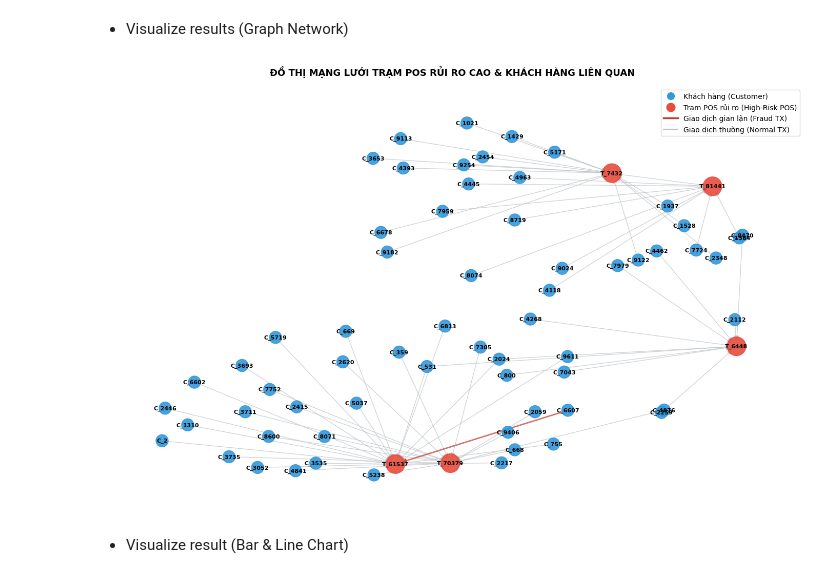
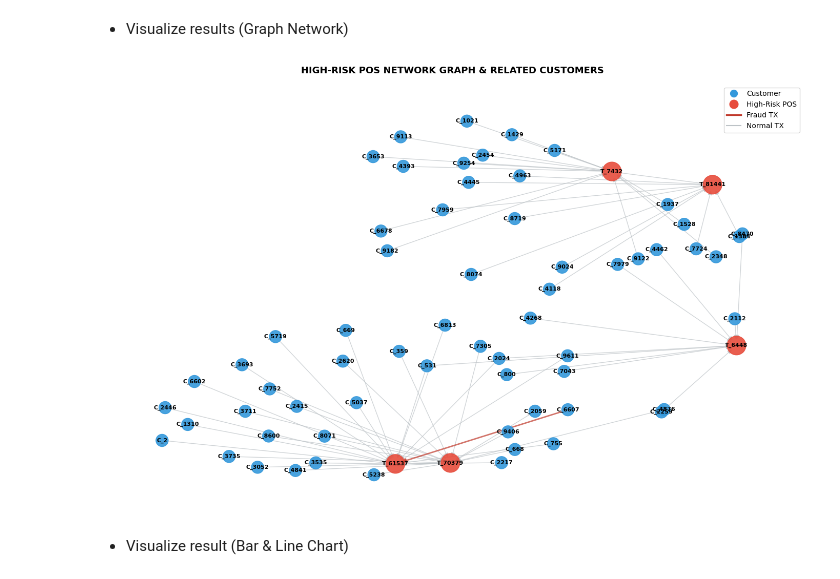
Before and after one commit to thanhnhat31/big-data.group-3.msa29hcm, a Jupyter notebook: notebooks/04_Graph_Analysis.ipynb, the cells around one changed output. Cells and saved outputs as stored; diff of their text form; code cells hidden in the pictures.

```diff
--- a/notebooks/04_Graph_Analysis.ipynb
+++ b/notebooks/04_Graph_Analysis.ipynb
@@ -495,17 +485,17 @@ import matplotlib.pyplot as plt
 import matplotlib.lines as mlines
 from pyspark.sql.functions import col
 
-# 1. Lấy danh sách Top 5 trạm POS rủi ro nhất
+# 1. Get a list of the Top 5 riskiest POS terminals.
 top_risk_pos_ids = [row["dst"] for row in high_risk_pos.limit(5).collect()]
 
-# 2. Lấy mẫu (sample) tối đa 80 giao dịch kết nối tới các trạm POS này
+# 2. Sample a maximum of 80 transactions connected to these POS terminals.
 sample_edges_pd = g.edges \
     .filter(col("dst").isin(top_risk_pos_ids)) \
     .limit(80) \
     .select("src", "dst", "TX_FRAUD", "TX_AMOUNT") \
     .toPandas()
 
-# 3. Khởi tạo đồ thị NetworkX (DiGraph)
+# 3. Initialize NetworkX graph (DiGraph)
 G = nx.DiGraph()
 
 for _, row in sample_edges_pd.iterrows():
@@ -513,46 +503,46 @@ for _, row in sample_edges_pd.iterrows():
         row['src'],
         row['dst'],
         fraud=row['TX_FRAUD'],
         amount=row['TX_AMOUNT']
     )
 
-# 4. Phân loại màu sắc và kích thước cho Nút (Nodes)
+# 4. Color and size classification for Buttons (Nodes)
 node_colors = []
 node_sizes = []
 
 for node in G.nodes():
     if str(node).startswith("T_"):
-        node_colors.append("#e74c3c")  # Đỏ cho POS rủi ro
+        node_colors.append("#e74c3c")  # Red for POS risk
         node_sizes.append(700)
     else:
-        node_colors.append("#3498db")  # Xanh dương cho Khách hàng
+        node_colors.append("#3498db")  # Blue for Customers
         node_sizes.append(300)
 
-# Phân loại màu sắc cho Cạnh (Edges): Đỏ = Gian lận (1), Xám = Bình thường (0)
+# Color classification for Edges: Red = Cheating (1), Gray = Normal (0)
 edge_colors = ['#c0392b' if G[u][v]['fraud'] == 1 else '#bdc3c7' for u, v in G.edges()]
 edge_widths = [2.0 if G[u][v]['fraud'] == 1 else 1.0 for u, v in G.edges()]
 
-# 5. Vẽ đồ thị
+# 5. Draw Chart
 plt.figure(figsize=(14, 9))
-pos = nx.spring_layout(G, k=0.45, seed=42)  # Bố cục mạng lưới
+pos = nx.spring_layout(G, k=0.45, seed=42)  # Network Layout
 
 nx.draw_networkx_nodes(G, pos, node_color=node_colors, node_size=node_sizes, alpha=0.9)
 nx.draw_networkx_edges(G, pos, edge_color=edge_colors, width=edge_widths, alpha=0.7, arrowsize=12)
 nx.draw_networkx_labels(G, pos, font_size=8, font_family="sans-serif", font_weight="bold")
 
-# Tạo Chú thích (Legend)
-legend_customer = mlines.Line2D([], [], color='#3498db', marker='o', linestyle='None', markersize=10, label='Khách hàng (Customer)')
-legend_pos = mlines.Line2D([], [], color='#e74c3c', marker='o', linestyle='None', markersize=12, label='Trạm POS rủi ro (High-Risk POS)')
-legend_fraud_tx = mlines.Line2D([], [], color='#c0392b', linewidth=2.5, label='Giao dịch gian lận (Fraud TX)')
-legend_normal_tx = mlines.Line2D([], [], color='#bdc3c7', linewidth=1.5, label='Giao dịch thường (Normal TX)')
+# Create Legends
+legend_customer = mlines.Line2D([], [], color='#3498db', marker='o', linestyle='None', markersize=10, label='Customer')
+legend_pos = mlines.Line2D([], [], color='#e74c3c', marker='o', linestyle='None', markersize=12, label='High-Risk POS')
+legend_fraud_tx = mlines.Line2D([], [], color='#c0392b', linewidth=2.5, label='Fraud TX')
+legend_normal_tx = mlines.Line2D([], [], color='#bdc3c7', linewidth=1.5, label='Normal TX')
 
 plt.legend(handles=[legend_customer, legend_pos, legend_fraud_tx, legend_normal_tx], loc='upper right', fontsize=10)
-plt.title("ĐỒ THỊ MẠNG LƯỚI TRẠM POS RỦI RO CAO & KHÁCH HÀNG LIÊN QUAN", fontsize=13, fontweight='bold', pad=15)
+plt.title("HIGH-RISK POS NETWORK GRAPH & RELATED CUSTOMERS", fontsize=13, fontweight='bold', pad=15)
 plt.axis("off")
 plt.tight_layout()
 plt.show()
 # %% [output]
-[figure, old version]
+[figure, new version]
 # %% [markdown]
 - Visualize result (Bar & Line Chart)
 # %%
```
Also changed, not shown: parts of 8 cells of this notebook.
